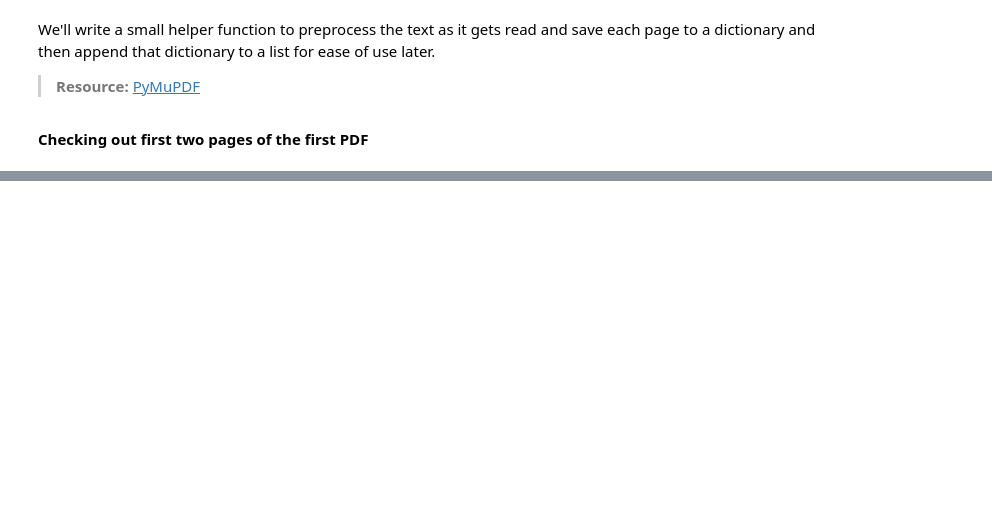
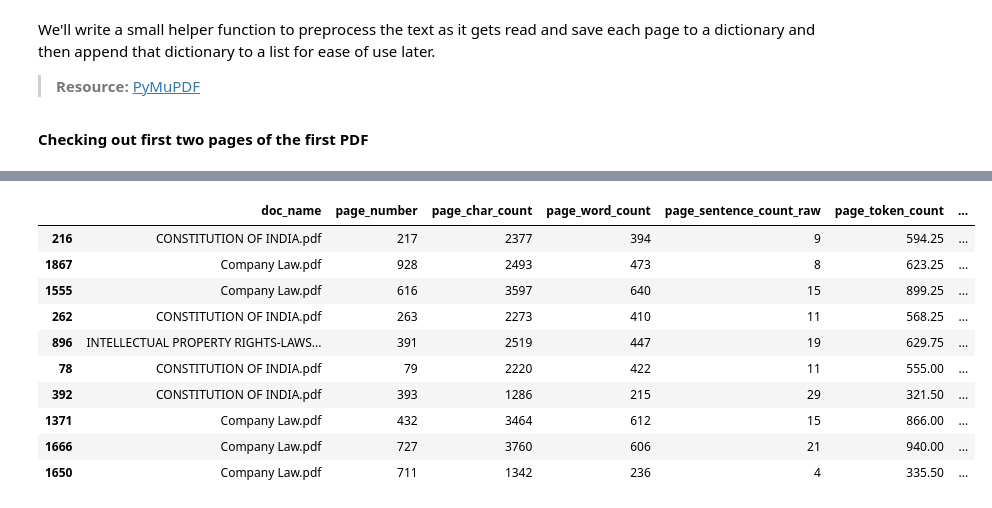
Before and after one commit to bose-kb/LawBot, a Jupyter notebook: LawBot.ipynb, the cells around one changed output, grey strips where cells are left out. Saved outputs shown, nothing was run; the diff lists cells and outputs as text; code cells hidden in the pictures; blank space fills up the shorter version.

```diff
--- a/LawBot.ipynb
+++ b/LawBot.ipynb
@@ -155,0 +162,18 @@ pages_and_texts[:2]
+# %%
+import pandas as pd
+import random
+
+df = pd.DataFrame(pages_and_texts)
+df.sample(n=10)
+# %% [output]
+|  | doc_name | page_number | page_char_count | page_word_count | page_sentence_count_raw | page_token_count | ... |
+| 216 | CONSTITUTION OF INDIA.pdf | 217 | 2377 | 394 | 9 | 594.25 | ... |
+| 1867 | Company Law.pdf | 928 | 2493 | 473 | 8 | 623.25 | ... |
+| 1555 | Company Law.pdf | 616 | 3597 | 640 | 15 | 899.25 | ... |
+| 262 | CONSTITUTION OF INDIA.pdf | 263 | 2273 | 410 | 11 | 568.25 | ... |
+| 896 | INTELLECTUAL PROPERTY RIGHTS-LAWS... | 391 | 2519 | 447 | 19 | 629.75 | ... |
+| 78 | CONSTITUTION OF INDIA.pdf | 79 | 2220 | 422 | 11 | 555.00 | ... |
+| 392 | CONSTITUTION OF INDIA.pdf | 393 | 1286 | 215 | 29 | 321.50 | ... |
+| 1371 | Company Law.pdf | 432 | 3464 | 612 | 15 | 866.00 | ... |
+| 1666 | Company Law.pdf | 727 | 3760 | 606 | 21 | 940.00 | ... |
+| 1650 | Company Law.pdf | 711 | 1342 | 236 | 4 | 335.50 | ... |
```
Also changed, not shown: parts of 24 cells of this notebook.
